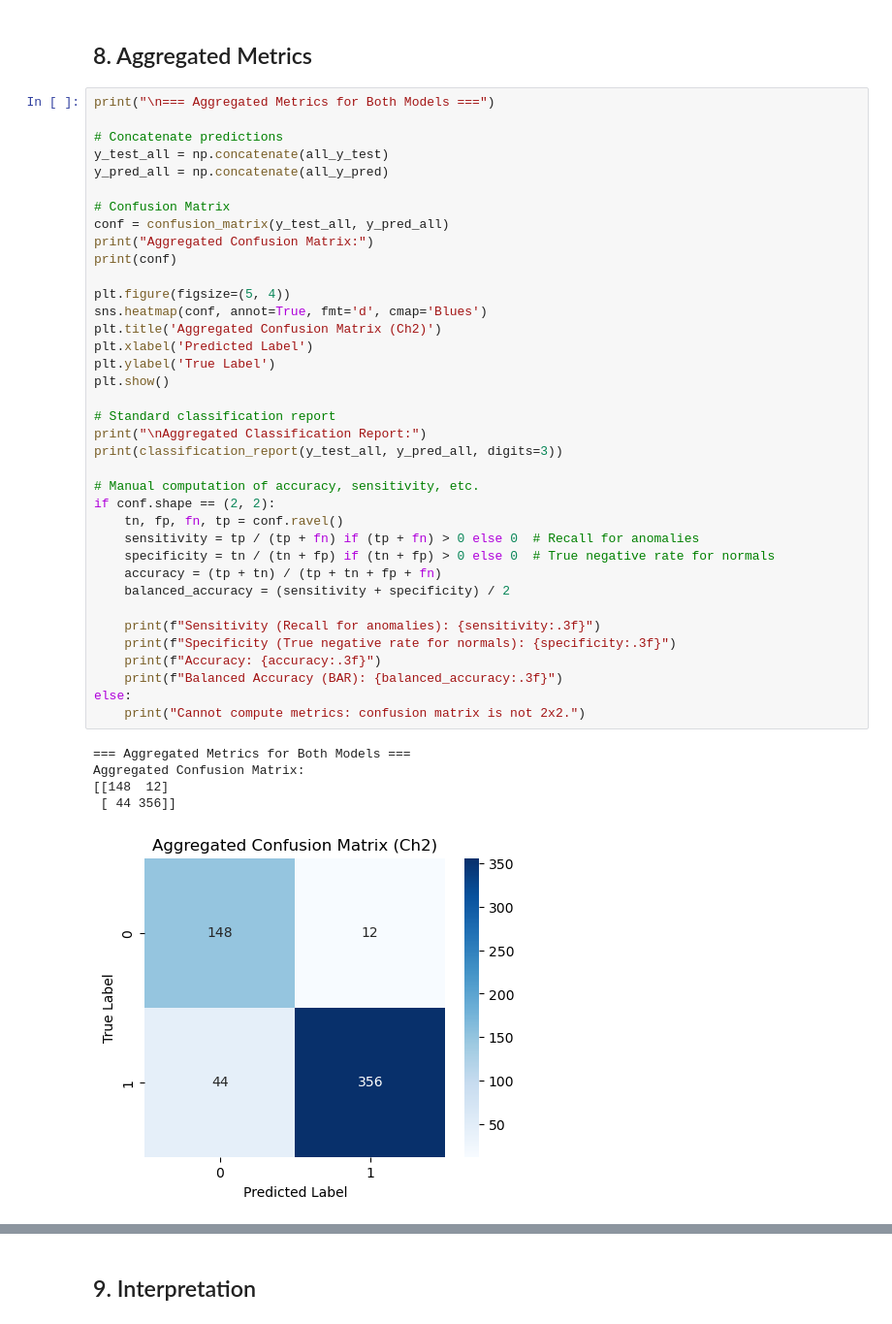
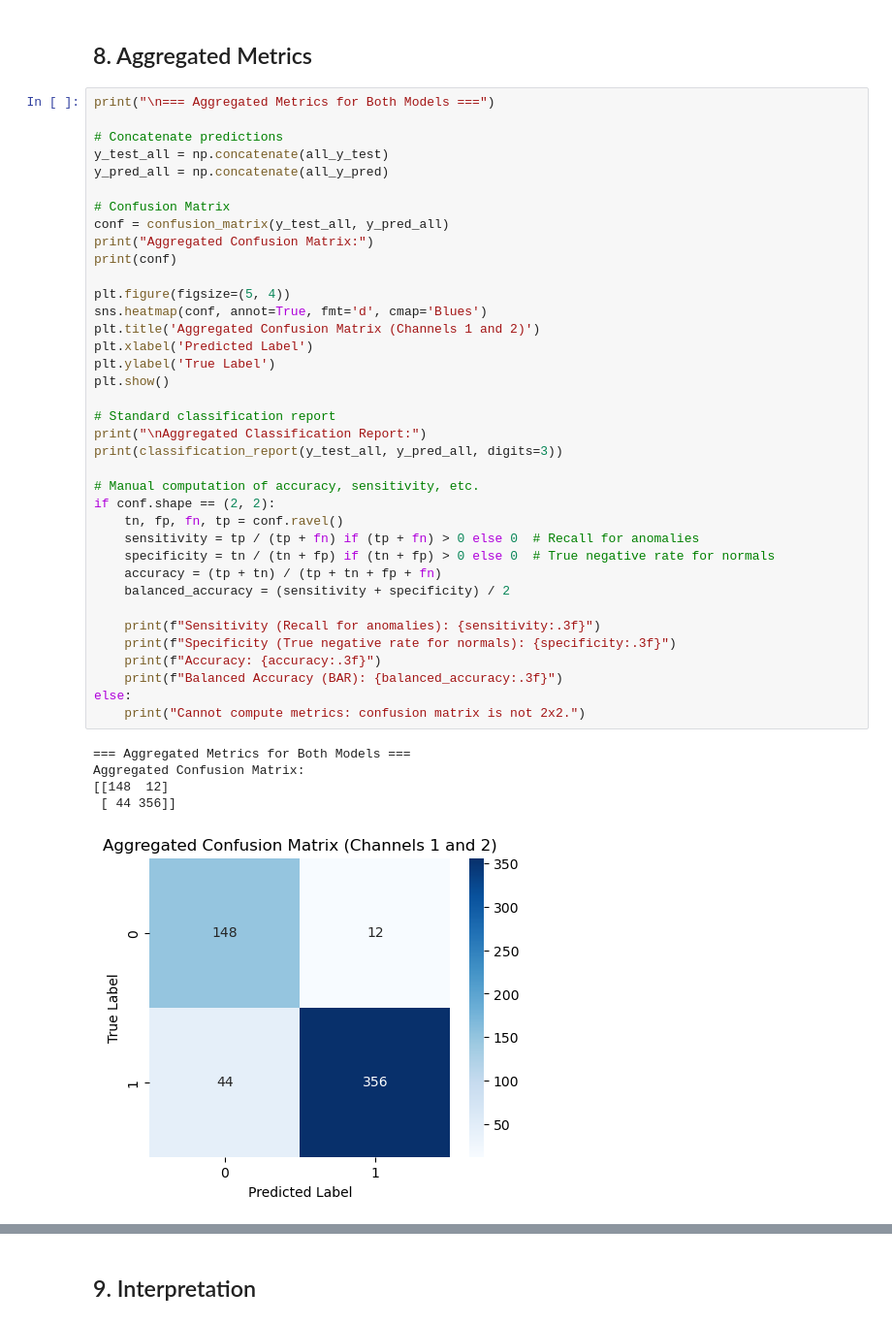
Before and after one commit to DmiPy/AI-in-material-diagnostics, a Jupyter notebook: KIiMD_project4/main.ipynb, the cells around one changed output, grey strips where cells are left out. Shown at 97% size. Drawn from its saved outputs; the diff is of its cells as text.

```diff
--- a/KIiMD_project4/main.ipynb
+++ b/KIiMD_project4/main.ipynb
@@ -961,35 +961,35 @@ print(conf)
 
 plt.figure(figsize=(5, 4))
 sns.heatmap(conf, annot=True, fmt='d', cmap='Blues')
-plt.title('Aggregated Confusion Matrix (Ch2)')
+plt.title('Aggregated Confusion Matrix (Channels 1 and 2)')
 plt.xlabel('Predicted Label')
 plt.ylabel('True Label')
 plt.show()
 
 # Standard classification report
 print("\nAggregated Classification Report:")
 print(classification_report(y_test_all, y_pred_all, digits=3))
 
 # Manual computation of accuracy, sensitivity, etc.
 if conf.shape == (2, 2):
     tn, fp, fn, tp = conf.ravel()
     sensitivity = tp / (tp + fn) if (tp + fn) > 0 else 0  # Recall for anomalies
     specificity = tn / (tn + fp) if (tn + fp) > 0 else 0  # True negative rate for normals
     accuracy = (tp + tn) / (tp + tn + fp + fn)
     balanced_accuracy = (sensitivity + specificity) / 2
 
     print(f"Sensitivity (Recall for anomalies): {sensitivity:.3f}")
     print(f"Specificity (True negative rate for normals): {specificity:.3f}")
     print(f"Accuracy: {accuracy:.3f}")
     print(f"Balanced Accuracy (BAR): {balanced_accuracy:.3f}")
 else:
     print("Cannot compute metrics: confusion matrix is not 2x2.")
 # %% [output]
 === Aggregated Metrics for Both Models ===
 Aggregated Confusion Matrix:
 [[148  12]
  [ 44 356]]
-[figure, old version]
+[figure, new version]
 Aggregated Classification Report:
               precision    recall  f1-score   support
 
```
